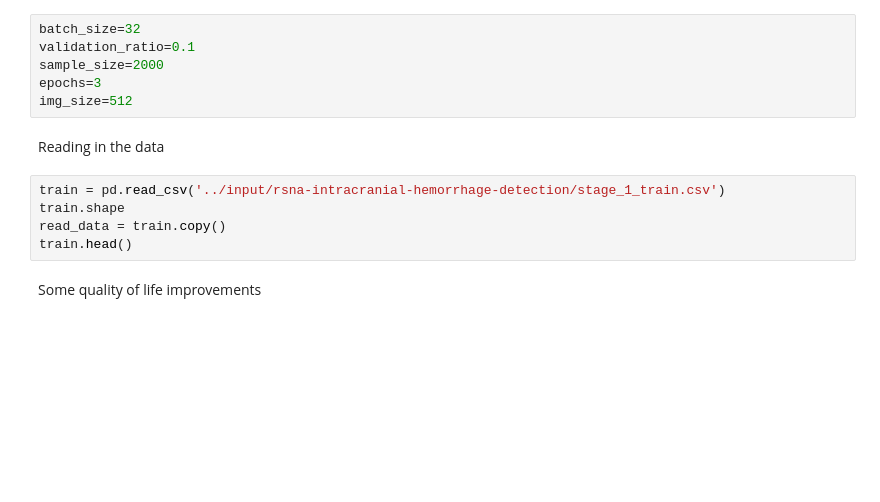
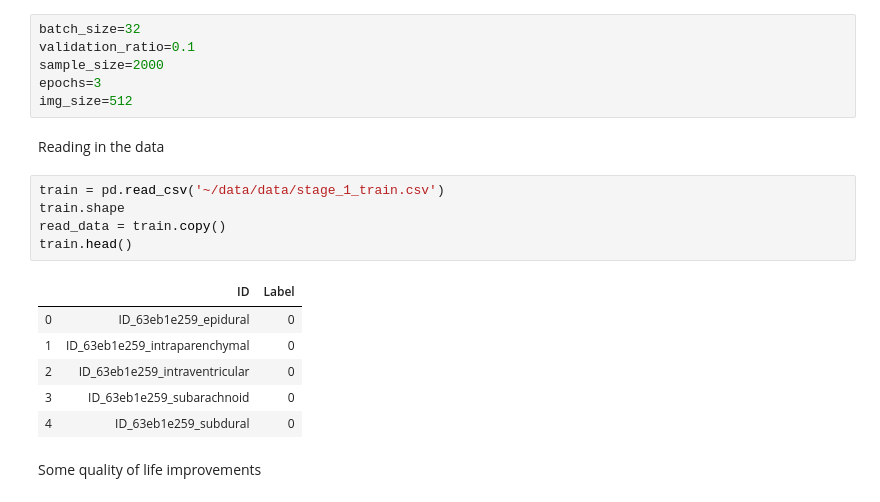
Before and after one commit to RumTumTum/capstone, a Jupyter notebook: resources/Basic_CNN_Starter_kaggle.ipynb, the cells around one changed output. Drawn from its saved outputs; the diff is of its cells as text; blank space fills up the shorter version.

```diff
--- a/resources/Basic_CNN_Starter_kaggle.ipynb
+++ b/resources/Basic_CNN_Starter_kaggle.ipynb
@@ -49,10 +45,17 @@ img_size=512
 # %% [markdown]
 Reading in the data
 # %%
-train = pd.read_csv('../input/rsna-intracranial-hemorrhage-detection/stage_1_train.csv')
+train = pd.read_csv('~/data/data/stage_1_train.csv')
 train.shape
 read_data = train.copy()
 train.head()
+# %% [output]
+|  | ID | Label |
+| 0 | ID_63eb1e259_epidural | 0 |
+| 1 | ID_63eb1e259_intraparenchymal | 0 |
+| 2 | ID_63eb1e259_intraventricular | 0 |
+| 3 | ID_63eb1e259_subarachnoid | 0 |
+| 4 | ID_63eb1e259_subdural | 0 |
 # %% [markdown]
 Some quality of life improvements
 # %%
```
Also changed, not shown: parts of 17 cells of this notebook.
